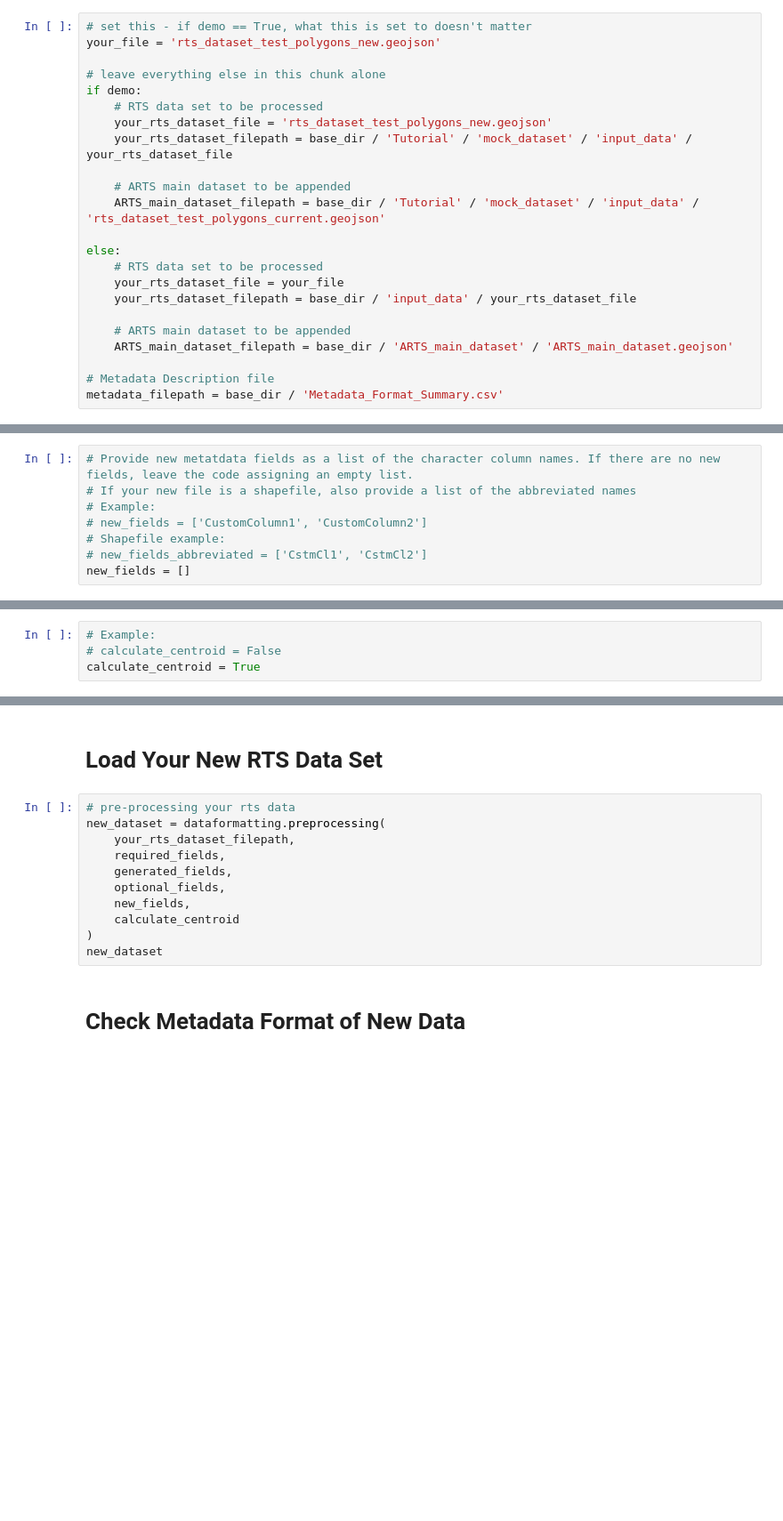
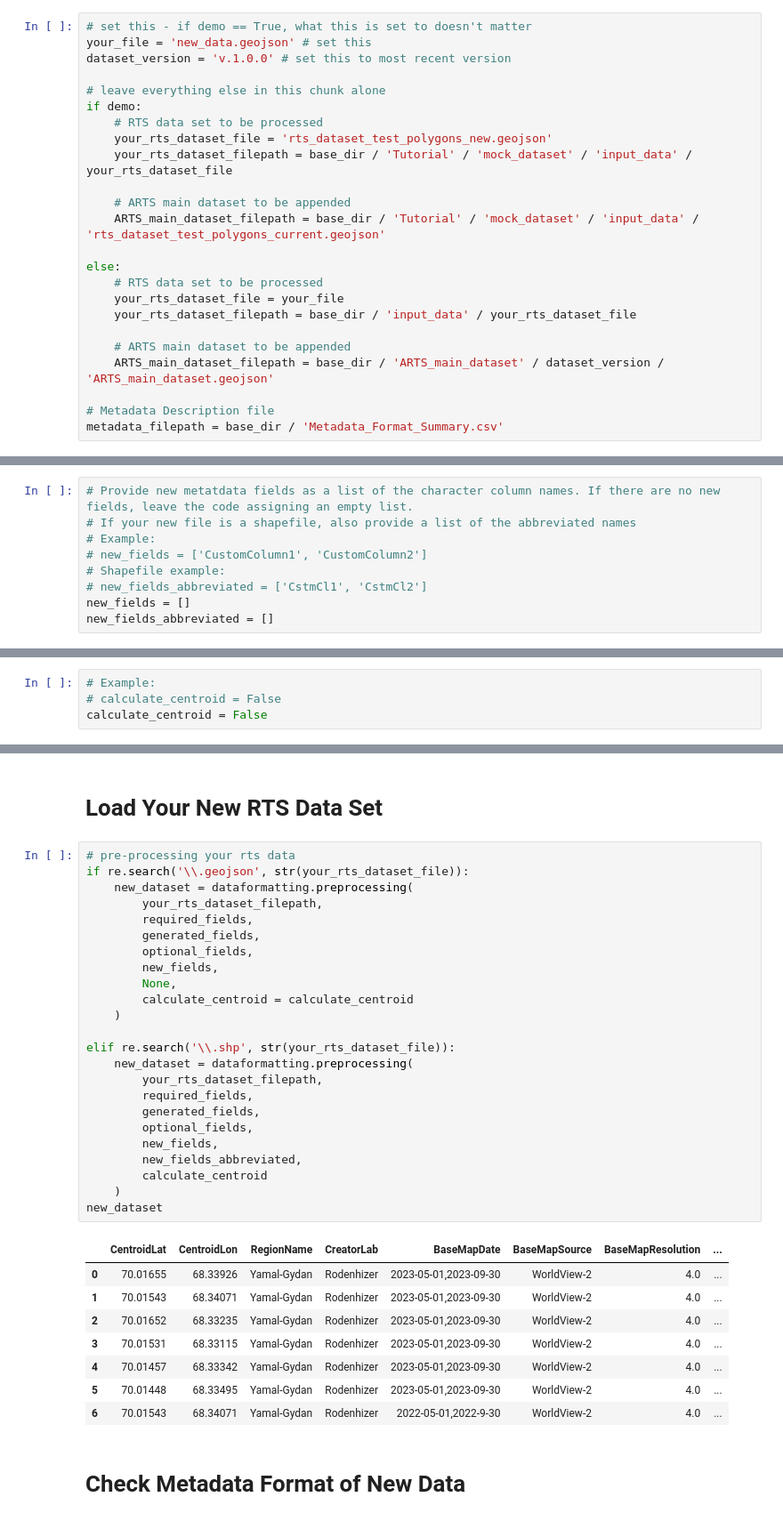
Before and after one commit to whrc/ARTS, a Jupyter notebook: Tutorial/data_formatting.ipynb, the cells around one changed output, grey strips where cells are left out. Shown: that part at 89% size. Cells and saved outputs as stored; diff of their text form; blank space fills up the shorter version.

```diff
--- a/Tutorial/data_formatting.ipynb
+++ b/Tutorial/data_formatting.ipynb
@@ -53,7 +64,8 @@ print('Your base directory is ' + str(base_dir.resolve()))
 Provide the file name of the data:
 # %%
 # set this - if demo == True, what this is set to doesn't matter
-your_file = 'rts_dataset_test_polygons_new.geojson'
+your_file = 'new_data.geojson' # set this
+dataset_version = 'v.1.0.0' # set this to most recent version
 
 # leave everything else in this chunk alone
 if demo:
@@ -70,7 +82,7 @@ else:
     your_rts_dataset_filepath = base_dir / 'input_data' / your_rts_dataset_file
 
     # ARTS main dataset to be appended
-    ARTS_main_dataset_filepath = base_dir / 'ARTS_main_dataset' / 'ARTS_main_dataset.geojson'
+    ARTS_main_dataset_filepath = base_dir / 'ARTS_main_dataset' / dataset_version / 'ARTS_main_dataset.geojson'
 
 # Metadata Description file
 metadata_filepath = base_dir / 'Metadata_Format_Summary.csv'
@@ -84,11 +96,12 @@ Provide the names of any metadata fields in your new file that are not already i
 # Shapefile example:
 # new_fields_abbreviated = ['CstmCl1', 'CstmCl2']
 new_fields = []
+new_fields_abbreviated = []
 # %% [markdown]
 Have you already created RTS centroid columns, or would you like them to be created within this script? Provide either True, if the columns do not exist yet, or False, if you have already created them:
 # %%
 # Example:
 # calculate_centroid = False
-calculate_centroid = True
+calculate_centroid = False
 # %% [markdown]
 Would you like your formatted new data to be output in its own file (in which case you will email the file of new features to us to merge with the compiled data set) or appended to the compiled dataset (in which case you will commit your updated file to your forked github repository and create a pull request to add the file to the official github repository). Your decision here should mostly be based on your comfort with github. If you have no idea what any of the details about the GitHub stuff means, please opt for the separate file and email it to us.
@@ -143,15 +181,37 @@ ARTS_main_dataset
 # Load Your New RTS Data Set
 # %%
 # pre-processing your rts data
-new_dataset = dataformatting.preprocessing(
-    your_rts_dataset_filepath,
-    required_fields,
-    generated_fields,
-    optional_fields,
-    new_fields,
-    calculate_centroid
-)
+if re.search('\\.geojson', str(your_rts_dataset_file)):
+    new_dataset = dataformatting.preprocessing(
+        your_rts_dataset_filepath,
+        required_fields,
+        generated_fields,
+        optional_fields,
+        new_fields,
+        None,
+        calculate_centroid = calculate_centroid
+    )
+
+elif re.search('\\.shp', str(your_rts_dataset_file)):
+    new_dataset = dataformatting.preprocessing(
+        your_rts_dataset_filepath,
+        required_fields,
+        generated_fields,
+        optional_fields,
+        new_fields,
+        new_fields_abbreviated,
+        calculate_centroid
+    )
 new_dataset
+# %% [output]
+|  | CentroidLat | CentroidLon | RegionName | CreatorLab | BaseMapDate | BaseMapSource | BaseMapResolution | ... |
+| 0 | 70.01655 | 68.33926 | Yamal-Gydan | Rodenhizer | 2023-05-01,2023-09-30 | WorldView-2 | 4.0 | ... |
+| 1 | 70.01543 | 68.34071 | Yamal-Gydan | Rodenhizer | 2023-05-01,2023-09-30 | WorldView-2 | 4.0 | ... |
+| 2 | 70.01652 | 68.33235 | Yamal-Gydan | Rodenhizer | 2023-05-01,2023-09-30 | WorldView-2 | 4.0 | ... |
+| 3 | 70.01531 | 68.33115 | Yamal-Gydan | Rodenhizer | 2023-05-01,2023-09-30 | WorldView-2 | 4.0 | ... |
+| 4 | 70.01457 | 68.33342 | Yamal-Gydan | Rodenhizer | 2023-05-01,2023-09-30 | WorldView-2 | 4.0 | ... |
+| 5 | 70.01448 | 68.33495 | Yamal-Gydan | Rodenhizer | 2023-05-01,2023-09-30 | WorldView-2 | 4.0 | ... |
+| 6 | 70.01543 | 68.34071 | Yamal-Gydan | Rodenhizer | 2022-05-01,2022-9-30 | WorldView-2 | 4.0 | ... |
 # %% [markdown]
 # Check Metadata Format of New Data
 # %%
```
Also changed, not shown: parts of 21 cells of this notebook, 6 other files.
